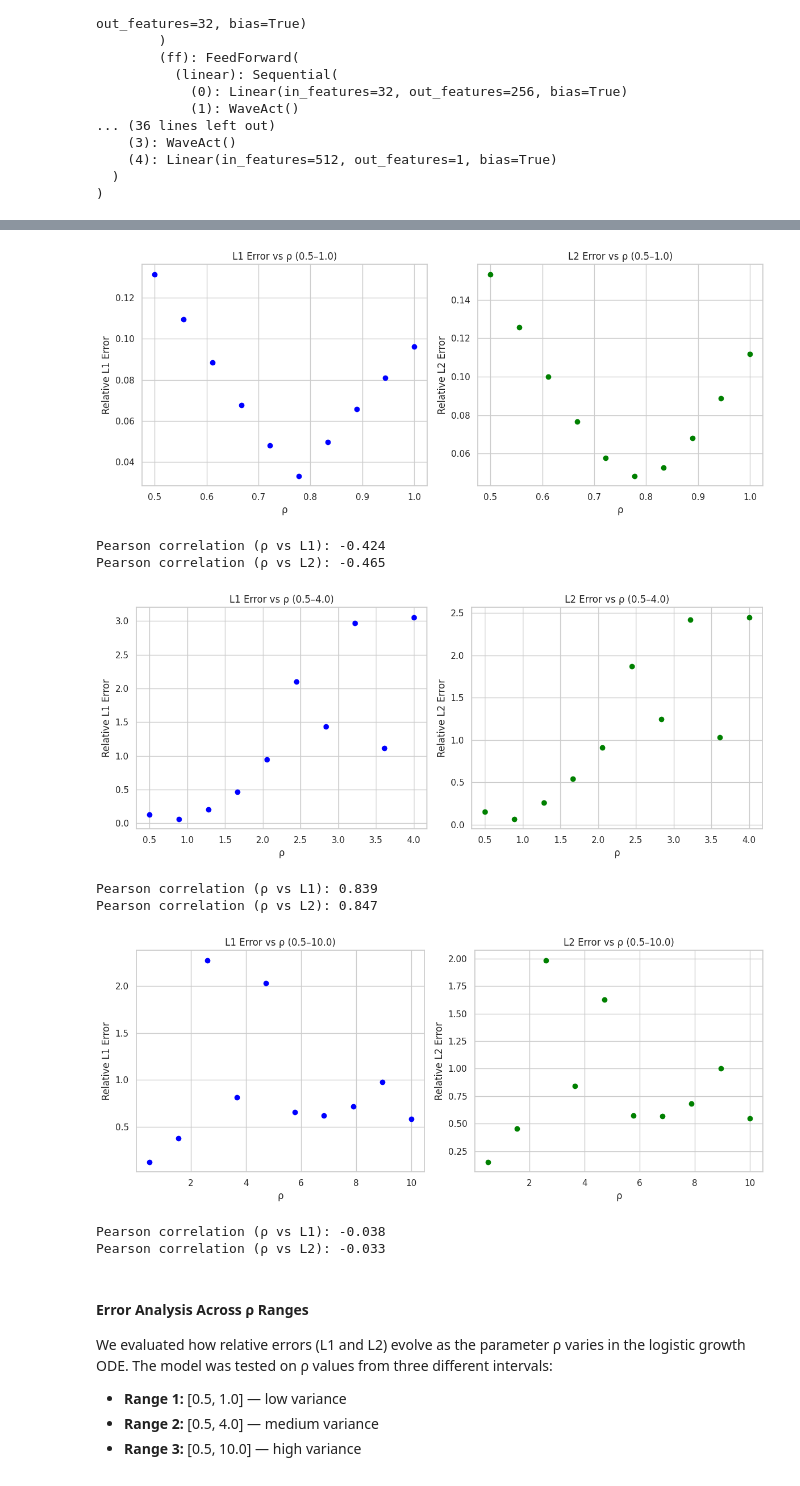
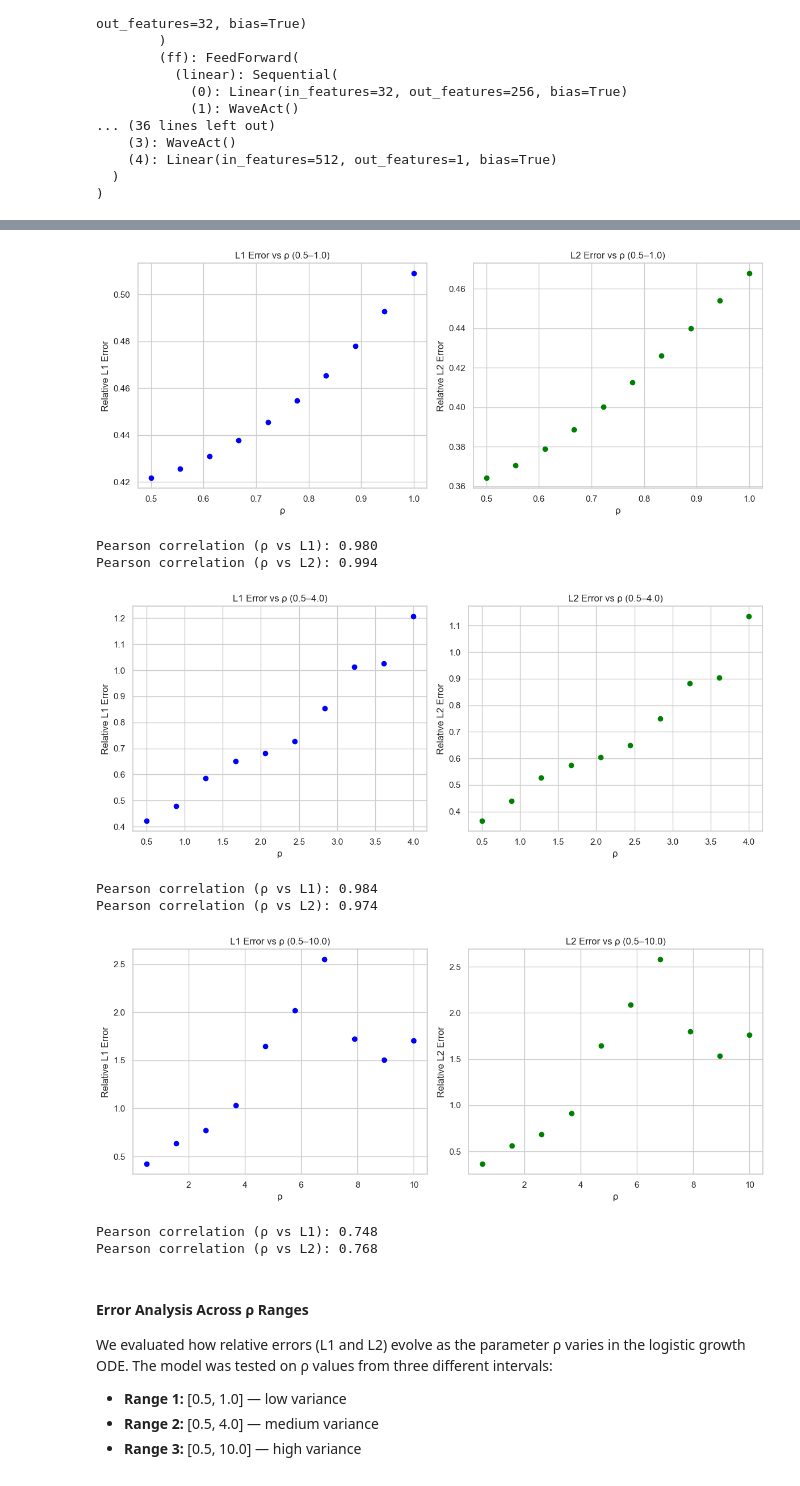
Before and after one commit to almasria/gnn_project, a Jupyter notebook: transfer_learning/1d_reaction/pinnsformer_experiments/experiments_pinnsformer_low_train_regime.ipynb, the cells around one changed output, grey strips where cells are left out. Drawn from its saved outputs; the diff is of its cells as text; code cells hidden in the pictures.

```diff
--- a/transfer_learning/1d_reaction/pinnsformer_experiments/experiments_pinnsformer_low_train_regime.ipynb
+++ b/transfer_learning/1d_reaction/pinnsformer_experiments/experiments_pinnsformer_low_train_regime.ipynb
@@ -1338,6 +785,8 @@ wandb.finish()
 [interactive output not drawn]
 # %%
 model.eval()
+rho_values =[0.5, 0.7, 0.8, 1.0]
+dataset = PDEData(x_range=[0, 2 * torch.pi], t_range=[0, 1], rho_values=rho_values, x_points=101, t_points=101, use_time_sequencing=True)
 predictions, analytical_solutions, errors = test_on_parameter_range(rho_values, dataset, model)
 
 # Plot predictions and errors
@@ -1347,6 +796,7 @@ plot_predictions_and_errors(
     analytical_solutions=analytical_solutions,
     errors=errors,
     num_cols=len(rho_values),
-    save_path=images_dir / "predictions_and_errors.png"
+    save_path=images_dir / "predictions_and_errors_failurehighit.png"
+
 )
 # %% [output]
@@ -1589,12 +830,12 @@ def generate_rho_values(start, end, num=10):
 # Function 2: Evaluate model on ρ values and return error stats
 def evaluate_rho_range(rho_values, dataset, model, device='cpu'):
     results = []
-
+    dataset = PDEData(x_range=[0, 2 * torch.pi], t_range=[0, 1], rho_values=rho_values, x_points=101, t_points=101, use_time_sequencing=True)
     for rho in rho_values:
-        x_test, t_test, _ = dataset.get_interior_input_without_points()
+        x_test, t_test, _ = dataset.get_interior_points(rho)
         rho_test = torch.full_like(x_test, rho).to(device)
 
-        u_analytical = dataset.analytical_solution(x_test, t_test, rho).cpu().detach().numpy().reshape(-1)
+        u_analytical = dataset.analytical_solution(x_test[:, 0:1], t_test[:, 0:1], rho).cpu().detach().numpy().reshape(-1)
 
         with torch.no_grad():
             pred = model(x_test.to(device), t_test.to(device), rho_test.to(device))[:, 0]
@@ -1632,28 +873,30 @@ def visualize_error_vs_rho(df, range_label=""):
     print(f"Pearson correlation (ρ vs L1): {p_l1:.3f}")
     print(f"Pearson correlation (ρ vs L2): {p_l2:.3f}")
 # %%
+def generate_rho_values(start, end, num=10):
+    return np.linspace(start, end, num).tolist()
 # Example usage loop over different rho ranges
 ranges = [
     (0.5, 1.0),   # Low variance
     (0.5, 4.0),   # Medium variance
     (0.5, 10.0),  # High variance
 ]
-dataset = ODEData(t_range=[0, 1], rho_values=[0.1, 0.3, 0.4], t_points=101, constant_x=1.0, device='cuda:0') # here we can use dummy rho values
 
 for start, end in ranges:
     rho_vals = generate_rho_values(start, end, num=10)
-    df_results = evaluate_rho_range(rho_vals, dataset, best_model, device='cuda:0')
+    dataset_eval = PDEData(x_range=[0, 2 * torch.pi], t_range=[0, 1], rho_values=rho_vals, x_points=101, t_points=101, use_time_sequencing=True)
+    df_results = evaluate_rho_range(rho_vals, dataset_eval, model, device='cpu')
     visualize_error_vs_rho(df_results, range_label=f"{start}–{end}")
 # %% [output]
-[figure, old version]
+[figure, new version]
-Pearson correlation (ρ vs L1): -0.424
-Pearson correlation (ρ vs L2): -0.465
+Pearson correlation (ρ vs L1): 0.980
+Pearson correlation (ρ vs L2): 0.994
-[figure, old version]
+[figure, new version]
-Pearson correlation (ρ vs L1): 0.839
-Pearson correlation (ρ vs L2): 0.847
+Pearson correlation (ρ vs L1): 0.984
+Pearson correlation (ρ vs L2): 0.974
-[figure, old version]
+[figure, new version]
-Pearson correlation (ρ vs L1): -0.038
-Pearson correlation (ρ vs L2): -0.033
+Pearson correlation (ρ vs L1): 0.748
+Pearson correlation (ρ vs L2): 0.768
 # %% [markdown]
 #### Error Analysis Across ρ Ranges
 
```
Also changed, not shown: parts of 37 cells of this notebook.
